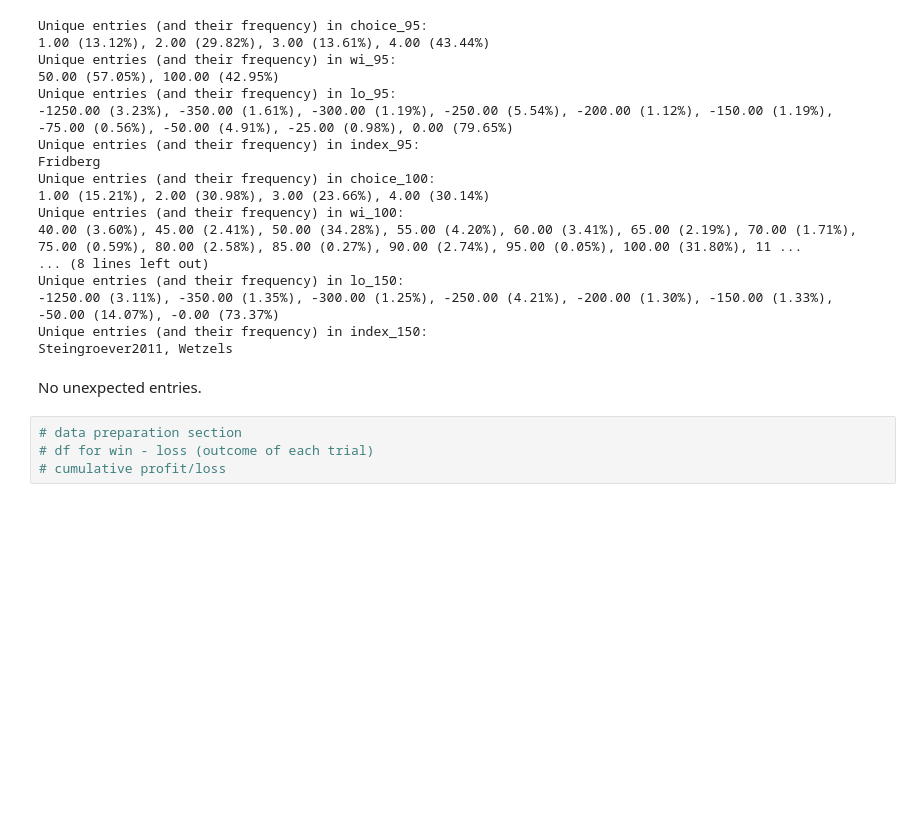
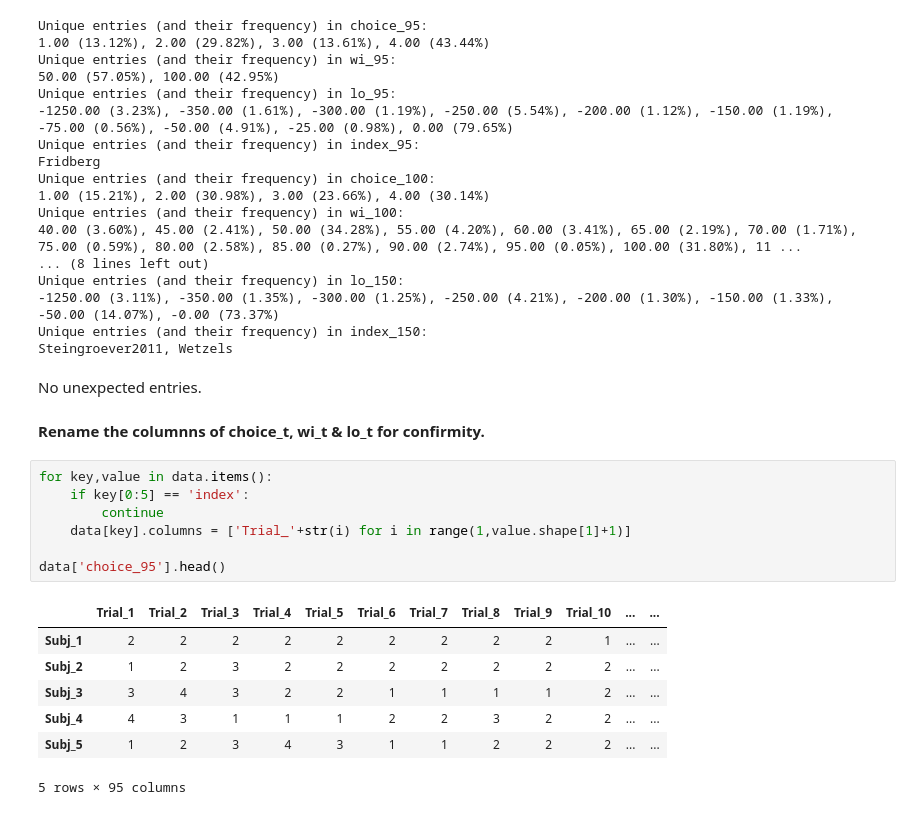
Before and after one commit to murphn88/ca4015-assignment-1, a Jupyter notebook: book/_build/jupyter_execute/data_exploration.ipynb, the cells around one changed output. Drawn from its saved outputs; the diff is of its cells as text; blank space fills up the shorter version.

```diff
--- a/book/_build/jupyter_execute/data_exploration.ipynb
+++ b/book/_build/jupyter_execute/data_exploration.ipynb
@@ -124,7 +124,20 @@ Unique entries (and their frequency) in index_150:
 Steingroever2011, Wetzels
 # %% [markdown]
 No unexpected entries.
-# %%
-# data preparation section
-# df for win - loss (outcome of each trial)
-# cumulative profit/loss
+# %% [markdown]
+**Rename the columnns of choice_t, wi_t & lo_t for confirmity.**
+# %%
+for key,value in data.items():
+    if key[0:5] == 'index':
+        continue
+    data[key].columns = ['Trial_'+str(i) for i in range(1,value.shape[1]+1)]
+
+data['choice_95'].head()
+# %% [output]
+|  | Trial_1 | Trial_2 | Trial_3 | Trial_4 | Trial_5 | Trial_6 | Trial_7 | Trial_8 | Trial_9 | Trial_10 | ... | ... |
+| Subj_1 | 2 | 2 | 2 | 2 | 2 | 2 | 2 | 2 | 2 | 1 | ... | ... |
+| Subj_2 | 1 | 2 | 3 | 2 | 2 | 2 | 2 | 2 | 2 | 2 | ... | ... |
+| Subj_3 | 3 | 4 | 3 | 2 | 2 | 1 | 1 | 1 | 1 | 2 | ... | ... |
+| Subj_4 | 4 | 3 | 1 | 1 | 1 | 2 | 2 | 3 | 2 | 2 | ... | ... |
+| Subj_5 | 1 | 2 | 3 | 4 | 3 | 1 | 1 | 2 | 2 | 2 | ... | ... |
+5 rows × 95 columns
```
Also changed, not shown: parts of 26 cells of this notebook, 21 other files.
